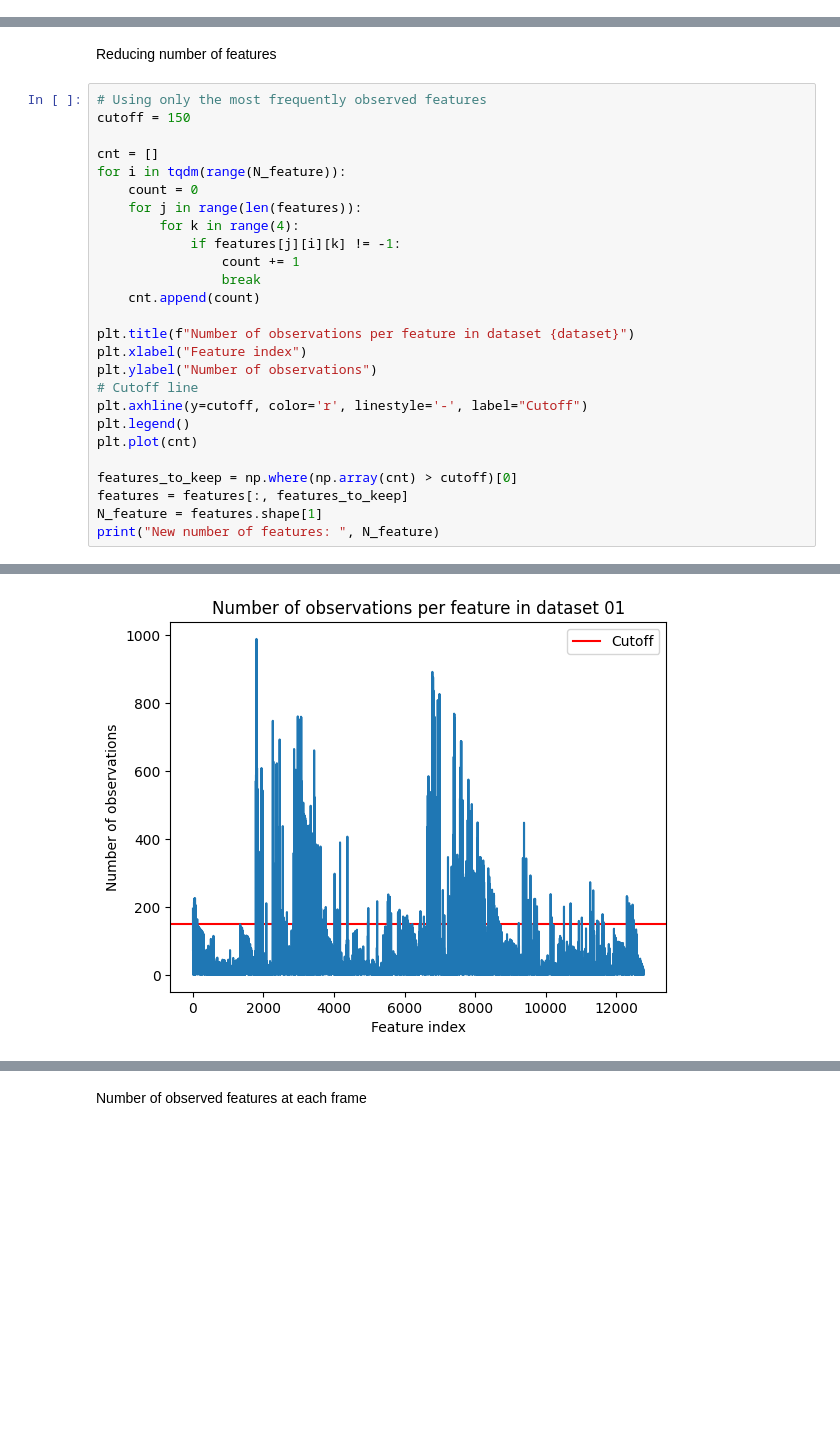
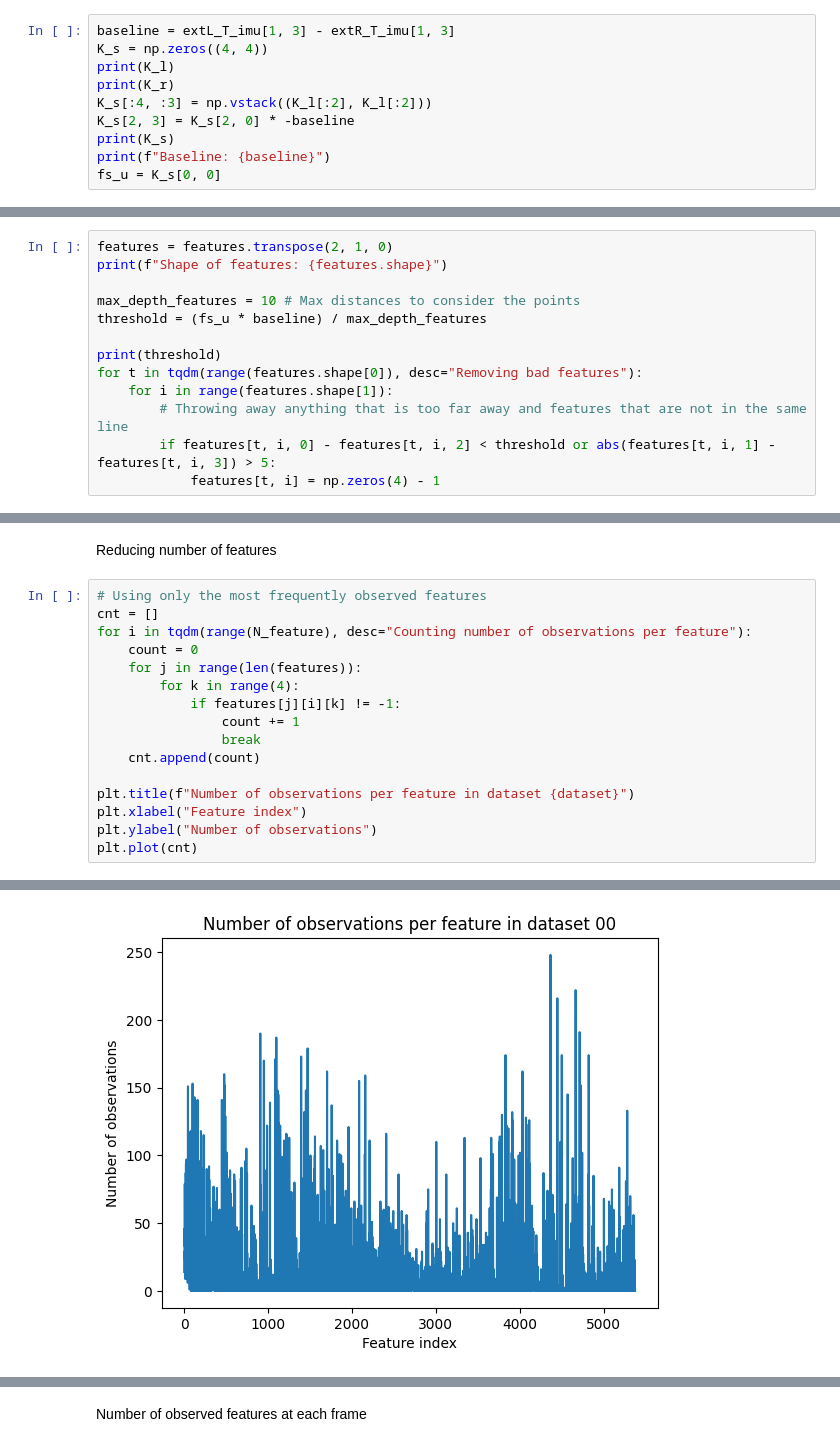
Before and after one commit to pedramaghazadeh/ECE276a, a Jupyter notebook: Project3/code/main.ipynb, the cells around one changed output, grey strips where cells are left out. Saved outputs shown, nothing was run; the diff lists cells and outputs as text; blank space fills up the shorter version.

```diff
--- a/Project3/code/main.ipynb
+++ b/Project3/code/main.ipynb
@@ -47,0 +43,10 @@ Shape of features: (3601, 12787, 4)
+# %%
+baseline = extL_T_imu[1, 3] - extR_T_imu[1, 3]
+K_s = np.zeros((4, 4))
+print(K_l)
+print(K_r)
+K_s[:4, :3] = np.vstack((K_l[:2], K_l[:2]))
+K_s[2, 3] = K_s[2, 0] * -baseline
+print(K_s)
+print(f"Baseline: {baseline}")
+fs_u = K_s[0, 0]
@@ -47,0 +65,13 @@ Shape of features: (3601, 12787, 4)
+# %%
+features = features.transpose(2, 1, 0)
+print(f"Shape of features: {features.shape}")
+
+max_depth_features = 10 # Max distances to consider the points
+threshold = (fs_u * baseline) / max_depth_features
+
+print(threshold)
+for t in tqdm(range(features.shape[0]), desc="Removing bad features"):
+    for i in range(features.shape[1]):
+        # Throwing away anything that is too far away and features that are not in the same line
+        if features[t, i, 0] - features[t, i, 2] < threshold or abs(features[t, i, 1] - features[t, i, 3]) > 5:
+            features[t, i] = np.zeros(4) - 1
@@ -89,10 +121,8 @@ plt.show()
 Reducing number of features
 # %%
 # Using only the most frequently observed features
-cutoff = 150
-
 cnt = []
-for i in tqdm(range(N_feature)):
+for i in tqdm(range(N_feature), desc="Counting number of observations per feature"):
     count = 0
     for j in range(len(features)):
         for k in range(4):
@@ -104,13 +134,5 @@ for i in tqdm(range(N_feature)):
 plt.title(f"Number of observations per feature in dataset {dataset}")
 plt.xlabel("Feature index")
 plt.ylabel("Number of observations")
-# Cutoff line
-plt.axhline(y=cutoff, color='r', linestyle='-', label="Cutoff")
-plt.legend()
 plt.plot(cnt)
-
-features_to_keep = np.where(np.array(cnt) > cutoff)[0]
-features = features[:, features_to_keep]
-N_feature = features.shape[1]
-print("New number of features: ", N_feature)
 # %% [output]
@@ -118 +140 @@ New number of features:  532
-[figure, old version]
+[figure, new version]
```
Also changed, not shown: parts of 30 cells of this notebook.
